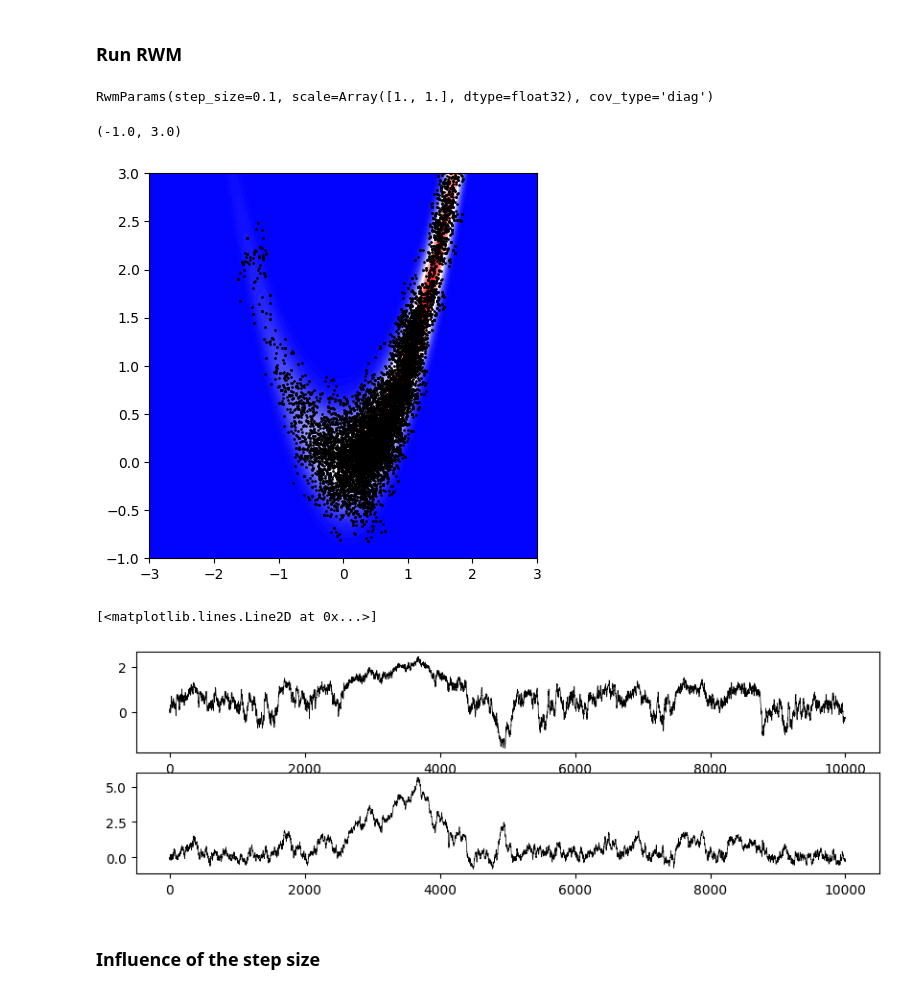
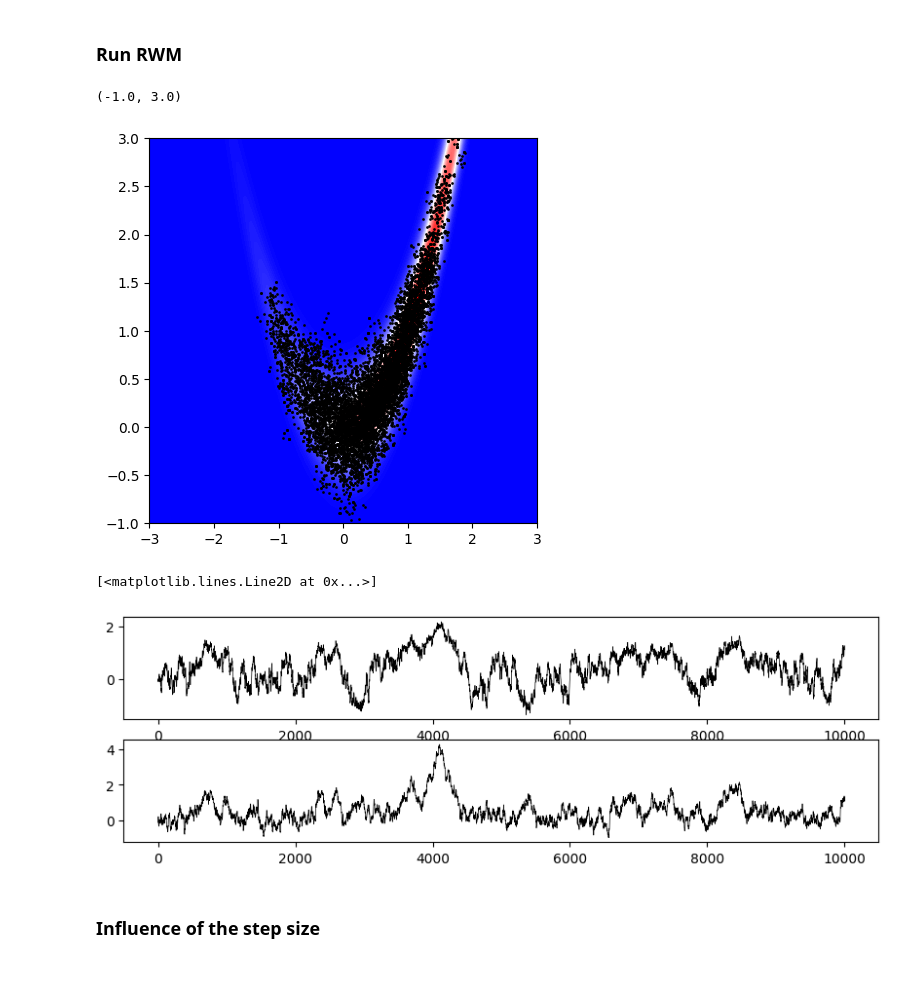
Before and after one commit to alexxthiery/mcjax, a Jupyter notebook: notebooks/mcmc/rwm_banana2d.ipynb, the cells around one changed output. Saved outputs shown, nothing was run; the diff lists cells and outputs as text; code cells hidden in the pictures.

Commit message:
make mcmc kernel as struct.dataclass

```diff
--- a/notebooks/mcmc/rwm_banana2d.ipynb
+++ b/notebooks/mcmc/rwm_banana2d.ipynb
@@ -26,13 +28,13 @@ key = jr.key(0)
 # %%
 # create an isotropic Gaussian
 dist = Banana2D(noise_std = 0.3)
-logdensity = dist.logdensity
-logdensity_batch = jax.vmap(logdensity)
+log_prob = dist.logdensity
+log_prob_batch = jax.vmap(log_prob)
 # %%
 xmin, xmax = -3, 3
 ymin, ymax = -1, 3
 X, Y, Z = evaluate_on_grid_2d(
-    func_batch=logdensity_batch,
+    func_batch=log_prob_batch,
     xlim=(xmin, xmax),
     ylim=(ymin, ymax),
     Nx=500,
@@ -48,37 +50,40 @@ plt.show()
 [figure]
 # %% [markdown]
 ### Run RWM
-# %%
-params
-# %% [output]
-RwmParams(step_size=0.1, scale=Array([1., 1.], dtype=float32), cov_type='diag')
 # %%
-kernel = rwm_kernel(logdensity, step_size=0.1, cov=jnp.ones(2))
+# Define kernel from log_prob
+kernel = RWMKernel.create(log_prob, cov_type="diag")
+
+# Initial position
 x_init = jnp.array([0., 0.])
-state, params = kernel.init(x_init)
+
+# Initialize state and parameters
+initial_state = kernel.init_state(x_init)
+params = kernel.init_params(x_init, step_size=0.1, cov=None)  # `cov` optional
+
+# Run MCMC
 n_samples = 10_000
-mcmc_output = run_mcmc(
-                step=kernel.step,
-                init_state=state,
-                params=params,
-                key=key,
-                n_samples=n_samples,
-                summarize=kernel.summarize)
+mcmc_output = kernel.run_mcmc(
+    initial_state=initial_state,
+    params=params,
+    key=key,
+    n_samples=n_samples
+)
 
-
+# Extract results
 traj = mcmc_output.traj
 summary = mcmc_output.summary
 samples = traj.x
 
 # scatter plot of the samples
 plt.figure(figsize=(5, 5))
 plt.contourf(X, Y, jnp.exp(Z), 100, cmap='bwr', origin='lower')
 plt.scatter(samples[:, 0], samples[:, 1], s=1, color='black', alpha=0.9)
 plt.xlim(xmin, xmax)
 plt.ylim(ymin, ymax)
 # %% [output]
 (-1.0, 3.0)
-[figure, old version]
+[figure, new version]
 # %%
 # plot x0 trajectory
 plt.figure(figsize=(10, 3))
@@ -88,7 +93,7 @@ plt.subplot(2, 1, 2)
 plt.plot(traj.x[:, 1], color='black', lw=0.5)
 # %% [output]
 [<matplotlib.lines.Line2D at 0x...>]
-[figure, old version]
+[figure, new version]
 # %% [markdown]
 ### Influence of the step size
 # %%
```
Also changed, not shown: parts of 5 cells of this notebook, 14 other files.
